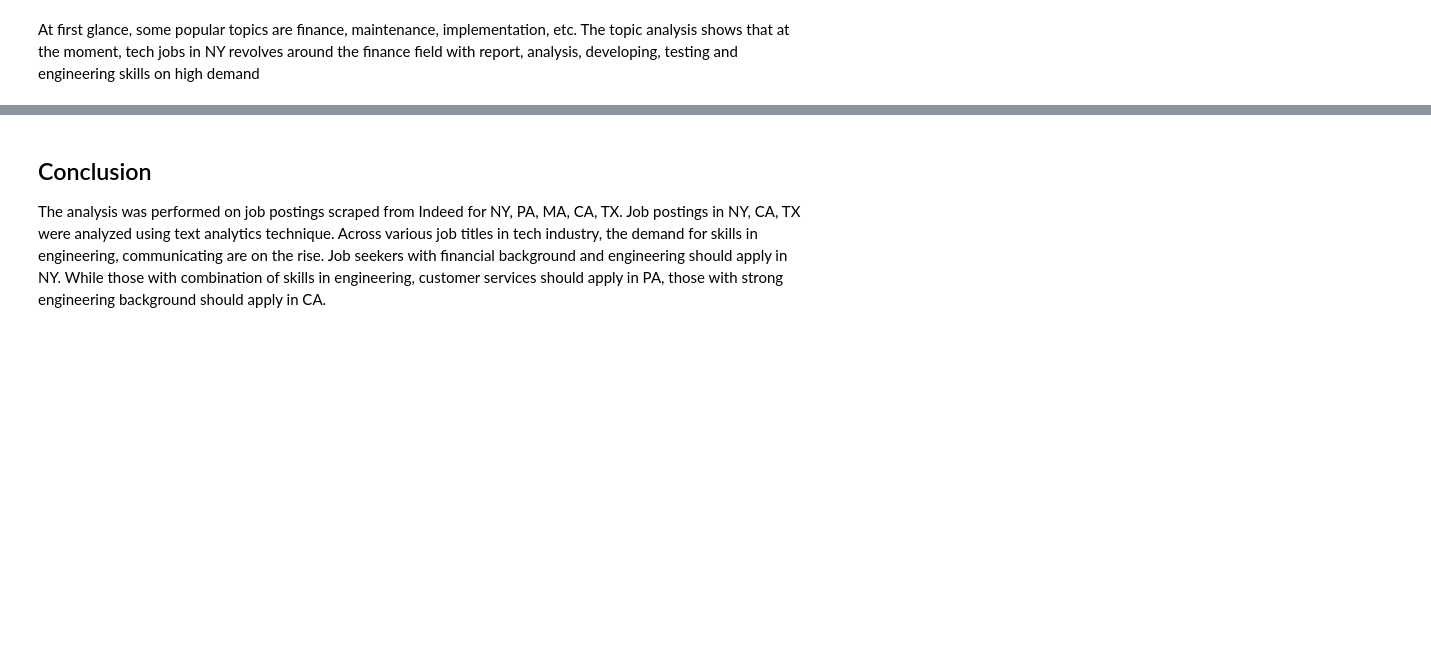
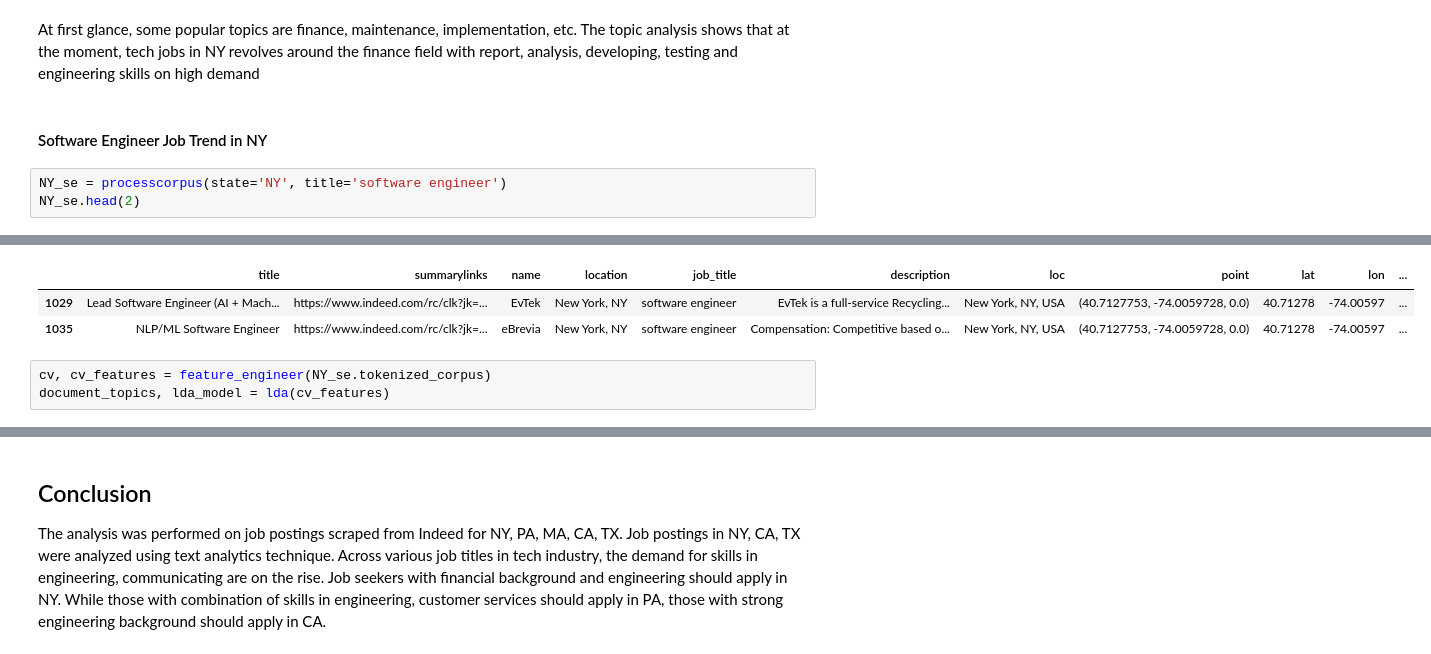
Before and after one commit to tnVn1995/JobPostsAnalysis, a Jupyter notebook: JobPostsAnalysis.ipynb, the cells around one changed output, grey strips where cells are left out. Cells and saved outputs as stored; diff of their text form; blank space fills up the shorter version.

Commit message:
Update JobPostAnalysis: Add software Engineer analysis

```diff
--- a/JobPostsAnalysis.ipynb
+++ b/JobPostsAnalysis.ipynb
@@ -389,3 +390,9 @@ Passing a negative integer is deprecated in version 1.0 and will not be supporte
 | 4 | Data Scientist | New York, NY | Requirements· MS or PhD in Comput... | Topic2 | 0.66560 | cloud, build, create, project, cu... |
 # %% [markdown]
 At first glance, some popular topics are finance, maintenance, implementation, etc. The topic analysis shows that at the moment, tech jobs in NY revolves around the finance field with report, analysis, developing, testing and engineering skills on high demand
+# %% [markdown]
+#### Software Engineer Job Trend in NY
+# %%
+NY_se = processcorpus(state='NY', title='software engineer')
+NY_se.head(2)
+# %% [output]
@@ -391,0 +400,6 @@ At first glance, some popular topics are finance, maintenance, implementation, e
+|  | title | summarylinks | name | location | job_title | description | loc | point | lat | lon | ... |
+| 1029 | Lead Software Engineer (AI + Mach... | https://www.indeed.com/rc/clk?jk=... | EvTek | New York, NY | software engineer | EvTek is a full-service Recycling... | New York, NY, USA | (40.7127753, -74.0059728, 0.0) | 40.71278 | -74.00597 | ... |
+| 1035 | NLP/ML Software Engineer | https://www.indeed.com/rc/clk?jk=... | eBrevia | New York, NY | software engineer | Compensation: Competitive based o... | New York, NY, USA | (40.7127753, -74.0059728, 0.0) | 40.71278 | -74.00597 | ... |
+# %%
+cv, cv_features = feature_engineer(NY_se.tokenized_corpus)
+document_topics, lda_model = lda(cv_features)
```
Also changed, not shown: parts of 5 cells of this notebook.
